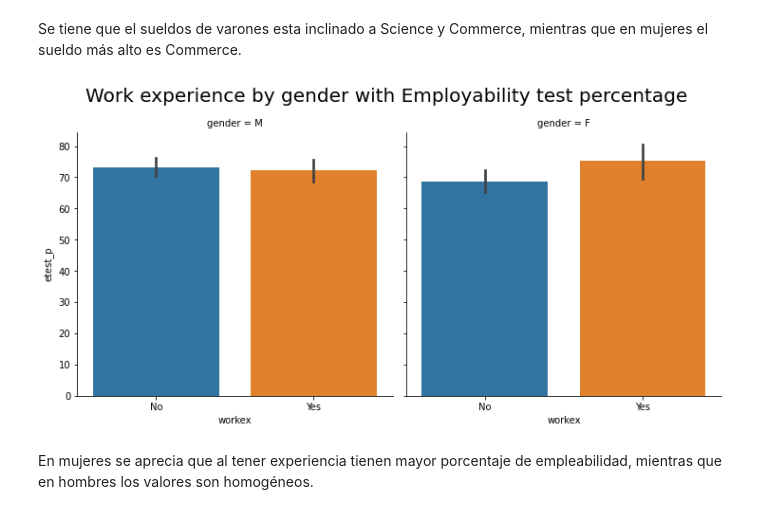
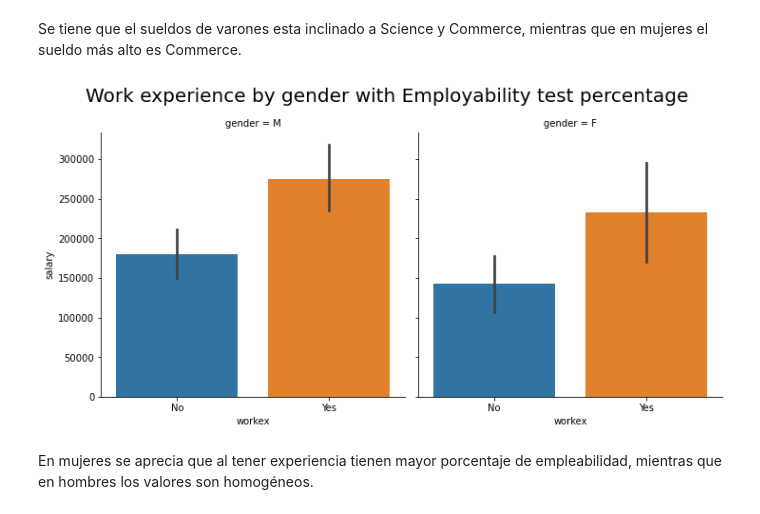
Before and after one commit to AriadneSandovalRoa/MAT281_portafolio, a Jupyter notebook: project/Grupo3_aplica_rise.ipynb, the cells around one changed output. Saved outputs shown, nothing was run; the diff lists cells and outputs as text; code cells hidden in the pictures.

```diff
--- a/project/Grupo3_aplica_rise.ipynb
+++ b/project/Grupo3_aplica_rise.ipynb
@@ -699,13 +702,14 @@ plt.show()
 # %% [markdown]
 Se tiene que el sueldos de varones esta inclinado a Science y Commerce, mientras que en mujeres el sueldo más alto es Commerce.
 # %%
- g = sns.catplot(data=data, x="workex", y='etest_p', col='gender', kind ='bar')
+g = sns.catplot(data=data_n, x="workex", y='salary', col='gender', kind ='bar')
+
 
 g.fig.subplots_adjust(top=0.85)
 g.fig.suptitle('Work experience by gender with Employability test percentage ', size=20)
 plt.show()
 # %% [output]
-[figure, old version]
+[figure, new version]
 # %% [markdown]
 En mujeres se aprecia que al tener experiencia tienen mayor porcentaje de empleabilidad, mientras que en hombres los valores son homogéneos.
 # %% [markdown]
```
Also changed, not shown: parts of 50 cells of this notebook, 1 other file.
